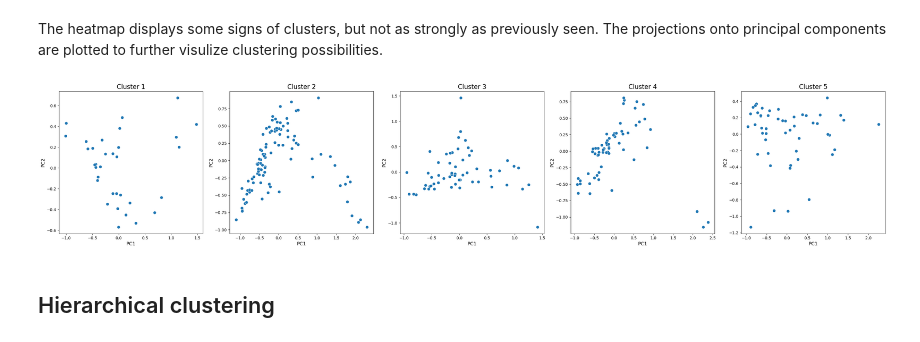
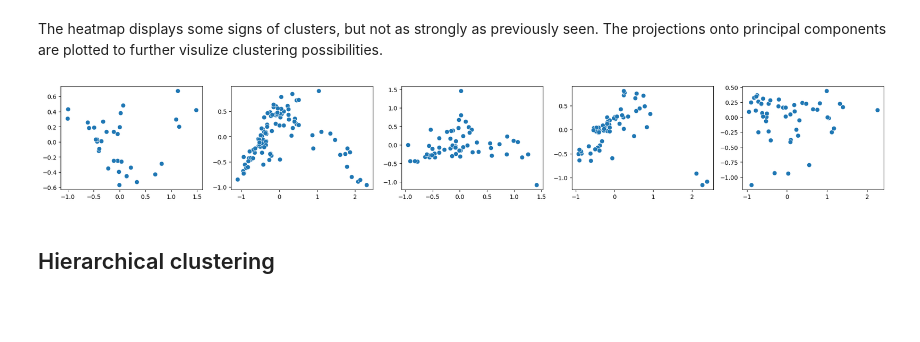
Before and after one commit to ClaraML96/02582_case2, a Jupyter notebook: final_script.ipynb, the cells around one changed output. Cells and saved outputs as stored; diff of their text form; code cells hidden in the pictures; blank space fills up the shorter version.

```diff
--- a/final_script.ipynb
+++ b/final_script.ipynb
@@ -494,7 +494,7 @@ misc_data_clustered['Cluster'] = cluster_labels
 # Group by individual to count number of times individual occurs in each cluster
 individual_cluster_counts = misc_data_clustered.groupby(['Individual', 'Cluster']).size().reset_index(name='Count')
 
-fig, ax = plt.subplots(figsize=(10, 6))
+fig, ax = plt.subplots(figsize=(10, 4))
 
 individuals = misc_data_clustered['Individual'].unique()
 clusters = sorted(misc_data_clustered['Cluster'].unique())
@@ -522,10 +522,11 @@ for cluster in clusters:
 
 # Set x-ticks for each individual
 ax.set_xticks(x)
-ax.set_xticklabels(individuals, size=10, fontstyle='italic')
-ax.set_ylabel('', size=10, fontstyle='italic')
-ax.set_title("Cluster Assignment for Each Individual", y=1.1, pad=-10, loc='left', size=18)
-ax.legend(title='', bbox_to_anchor = (0.2, -0.1, 0.6, 0), ncols = n_clusters)
+ax.set_xticklabels(individuals)
+ax.set_xlabel('Individual ID', size=14, fontstyle='italic')
+ax.set_ylabel('', size = 14, fontstyle = 'italic')
+ax.set_title('')
+ax.legend(title='', bbox_to_anchor = (0.2, 1.2, 0.6, 0), ncols = n_clusters)
 
 plt.tight_layout()
 plt.show()
@@ -544,7 +545,7 @@ bar_width = 0.8 / len(variables)
 x = np.arange(len(clusters))
 
 for i, var in enumerate(variables):
-    fig, ax = plt.subplots(figsize=(4, 4))
+    fig, ax = plt.subplots(figsize=(6, 6))
 
     # Group by Cluster, Variable, and Category to get counts
     grouped = (quest_melted_misc[quest_melted_misc['Variable'] == var]
@@ -569,10 +570,10 @@ for i, var in enumerate(variables):
         bottom += np.array(heights)
 
     ax.set_xticks(x + bar_width)
-    ax.set_xticklabels([f"Cluster {c}" for c in clusters], rotation = 30, size = 10, fontstyle = 'italic')
-    ax.set_ylabel("Count", size = 10, fontstyle = 'italic')
+    ax.set_xticklabels([f"Cluster {c}" for c in clusters], rotation = 30, size = 12, fontstyle = 'italic')
+    ax.set_ylabel("Count", size = 12, fontstyle = 'italic')
     ax.set_title('')
-    ax.legend(title = var, loc = 'upper right')
+    ax.legend(title = var, fontsize = 12, bbox_to_anchor = (0.52, 1.3, 0.5, 0), ncols = len(var)/2)
 
     plt.tight_layout()
     plt.show()
@@ -702,7 +703,7 @@ plt.show()
 ## Heatmaps
 # %%
 # Set up one figure with subplots
-fig, axes = plt.subplots(1, n_clusters, figsize=(6 * n_clusters, 6), squeeze=False)
+fig, axes = plt.subplots(1, n_clusters, figsize=(4 * n_clusters, 4), squeeze=False)
 axes = axes.flatten()
 
 for k in range(n_clusters):
@@ -716,9 +717,9 @@ for k in range(n_clusters):
                ax=axes[k],
                cbar=False)
 
-    axes[k].set_title(f'Cluster {k+1}', size=16)
-    axes[k].set_xlabel('Samples', size=12)
-    axes[k].set_ylabel('Faetures', size=12)
+    axes[k].set_title(f'Cluster {k+1}', y=1.1, pad=-10, loc='left', size=18)
+    axes[k].set_xlabel('Samples', size=14)
+    axes[k].set_ylabel('Faetures', size=14)
     axes[k].set_xticks([])
     axes[k].set_yticks([])
 
@@ -732,23 +733,23 @@ plt.show()
 The heatmap displays some signs of clusters, but not as strongly as previously seen. The projections onto principal components are plotted to further visulize clustering possibilities.
 # %%
 # Set up one figure with subplots
-fig, axes = plt.subplots(1, n_clusters, figsize=(6 * n_clusters, 6), squeeze=False)
+fig, axes = plt.subplots(1, n_clusters, figsize=(4 * n_clusters, 3), squeeze=False)
 axes = axes.flatten()
 
 for k in range(n_clusters):
     cluster_pca_data = phys_pca_results_all_clusters[k]
 
     ax = axes[k]
     sn.scatterplot(data=cluster_pca_data, x='PCA1', y='PCA2', ax=ax, s=60)
 
-    ax.set_title(f'Cluster {k+1}', size=16)
-    ax.set_xlabel('PC1', size=12)
-    ax.set_ylabel('PC2', size=12)
+    ax.set_title('')
+    ax.set_xlabel('')
+    ax.set_ylabel('')
 
 plt.tight_layout()
 plt.show()
 # %% [output]
-[figure, old version]
+[figure, new version]
 # %% [markdown]
 ## Hierarchical clustering
 # %% [markdown]
```
Also changed, not shown: parts of 10 cells of this notebook, 1 other file.
